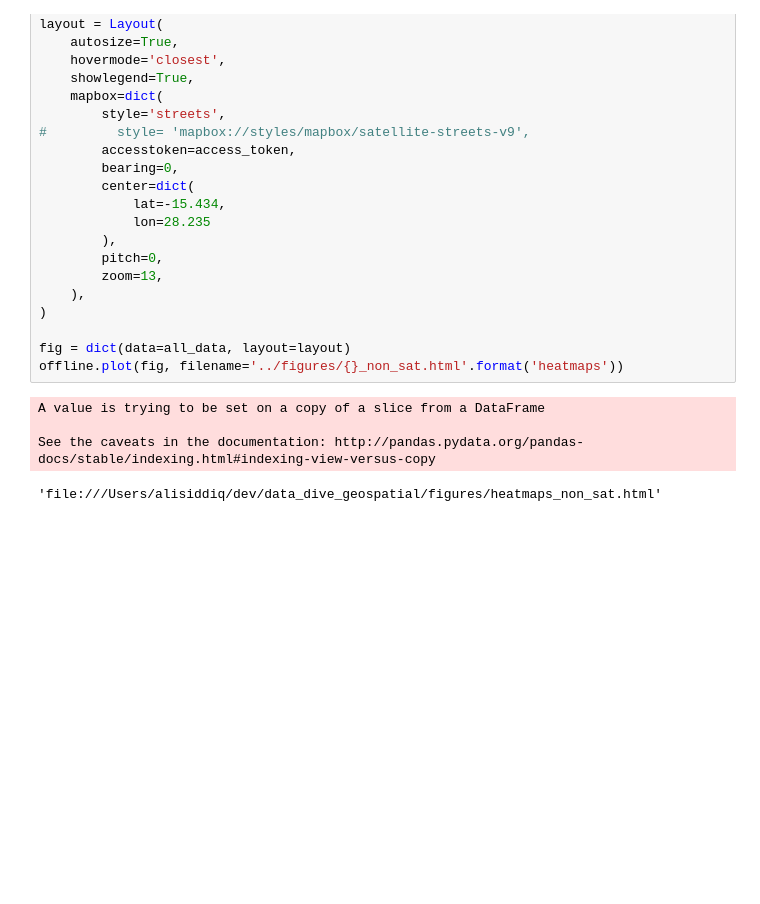
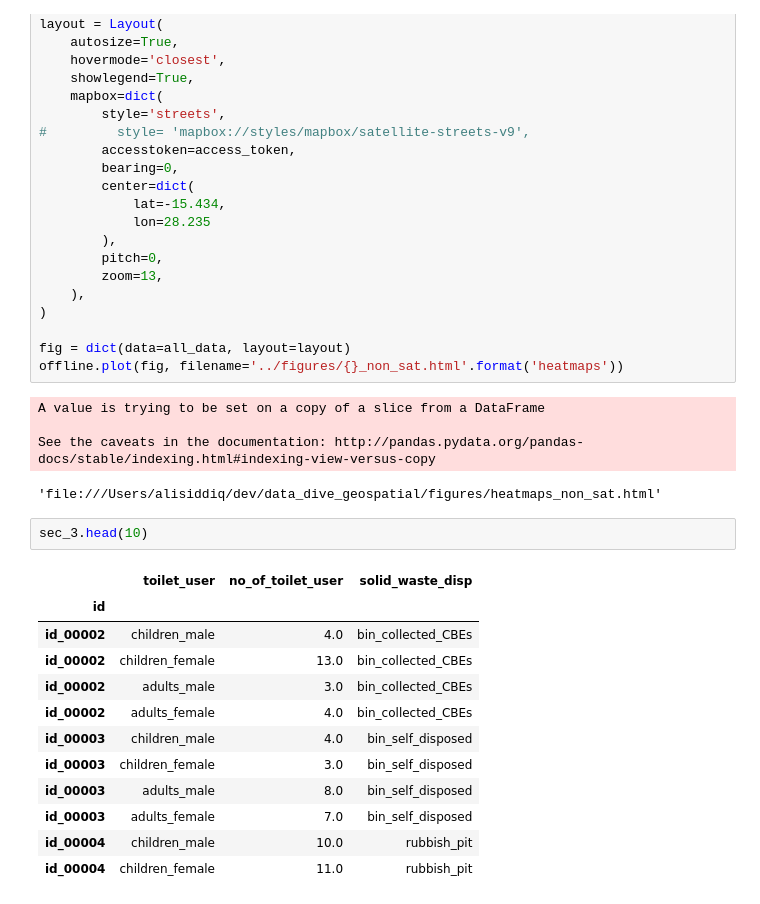
Before and after one commit to Gatherhubdata/data_dive_geospatial, a Jupyter notebook: notebooks/ali_data_explore.ipynb, the cells around one changed output. Saved outputs shown, nothing was run; the diff lists cells and outputs as text; blank space fills up the shorter version.

```diff
--- a/notebooks/ali_data_explore.ipynb
+++ b/notebooks/ali_data_explore.ipynb
@@ -288,3 +288,18 @@ A value is trying to be set on a copy of a slice from a DataFrame
 
 See the caveats in the documentation: http://pandas.pydata.org/pandas-docs/stable/indexing.html#indexing-view-versus-copy
 'file:///Users/alisiddiq/dev/data_dive_geospatial/figures/heatmaps_non_sat.html'
+# %%
+sec_3.head(10)
+# %% [output]
+|  | toilet_user | no_of_toilet_user | solid_waste_disp |
+| id |  |  |  |
+| id_00002 | children_male | 4.0 | bin_collected_CBEs |
+| id_00002 | children_female | 13.0 | bin_collected_CBEs |
+| id_00002 | adults_male | 3.0 | bin_collected_CBEs |
+| id_00002 | adults_female | 4.0 | bin_collected_CBEs |
+| id_00003 | children_male | 4.0 | bin_self_disposed |
+| id_00003 | children_female | 3.0 | bin_self_disposed |
+| id_00003 | adults_male | 8.0 | bin_self_disposed |
+| id_00003 | adults_female | 7.0 | bin_self_disposed |
+| id_00004 | children_male | 10.0 | rubbish_pit |
+| id_00004 | children_female | 11.0 | rubbish_pit |
```
Also changed, not shown: parts of 1 cell of this notebook, 1 other file.
